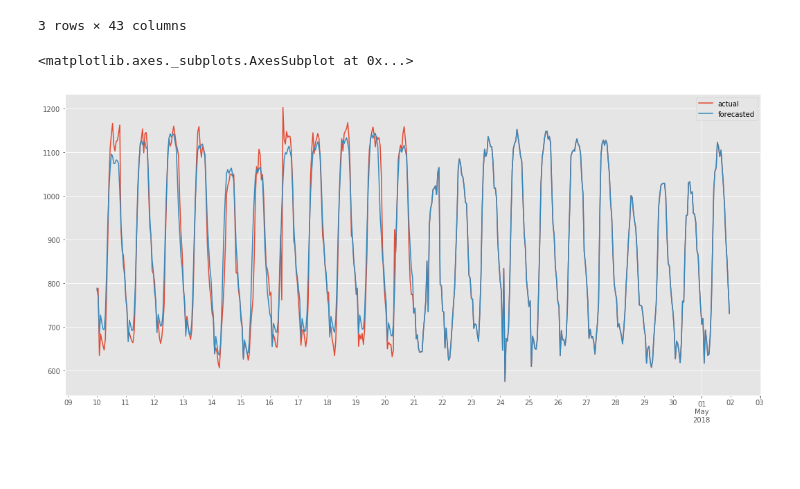
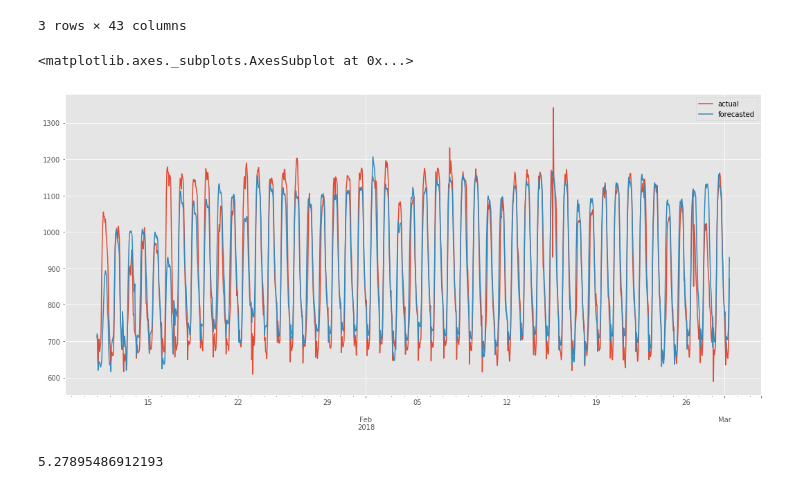
Before and after one commit to kevinkoste/university-load-forecasting, a Jupyter notebook: prediction/multistep-forecast.ipynb, the cells around one changed output. Cells and saved outputs as stored; diff of their text form; code cells hidden in the pictures; blank space fills up the shorter version.

Commit message:
multi-step forecast fixes

```diff
--- a/prediction/multistep-forecast.ipynb
+++ b/prediction/multistep-forecast.ipynb
@@ -79,7 +79,7 @@ X = all_features.loc[:,'t-1':]
 y = all_features.loc[:,'actual']
 # %%
 # model parameters
-num_days = 100
+num_days = 50
 start = '2018-01-10 09:00:00'
 results = pd.DataFrame({'actual':elec.sum(axis=1),'forecasted':elec.sum(axis=1)})
 
@@ -120,13 +120,17 @@ for j in pd.date_range(start=start,freq='D',periods=num_days):
     scaled_forecast = y_train_active[len(y_train_active)-24:]
     forecast = y_scaler.inverse_transform(scaled_forecast.reshape(-1,1)).ravel()
     results['forecasted'].loc[j+pd.Timedelta(hours=15):j+pd.Timedelta(hours=38)] = forecast
+
+results = results[pd.to_datetime(start)+pd.Timedelta(hours=15):pd.to_datetime(start)+pd.Timedelta(days=num_days)]
 # %%
-results['2018-04-10':'2018-05-01'].plot(figsize=(18,8))
+results.plot(figsize=(18,8))
 # %% [output]
 <matplotlib.axes._subplots.AxesSubplot at 0x...>
-[figure, old version]
+[figure, new version]
 # %%
 def mape(y_true, y_pred):
     return np.mean(np.abs((y_true - y_pred) / y_true))*100
 
-mape(results['actual'],results['forecasted'])
+mape(results['actual'].values,results['forecasted'].values)
+# %% [output]
+5.27895486912193
```
